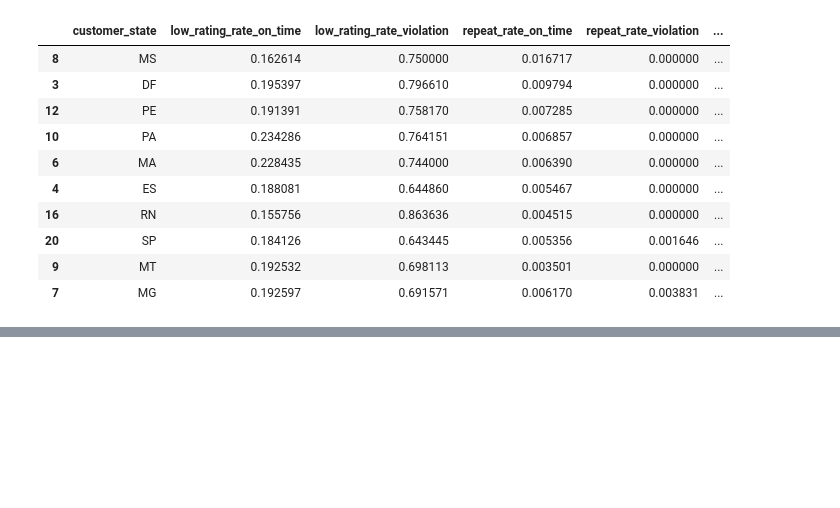
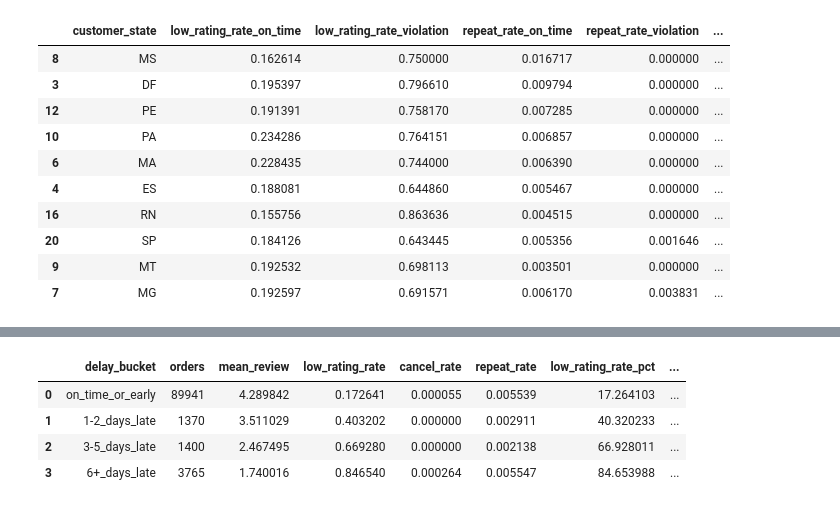
Before and after one commit to andrewyang0620/Marketplace-Sla-Risk-Analysis, a Jupyter notebook: notebooks/02_customer_impact.ipynb, the cells around one changed output, grey strips where cells are left out. Drawn from its saved outputs; the diff is of its cells as text; code cells hidden in the pictures; blank space fills up the shorter version.

```diff
--- a/notebooks/02_customer_impact.ipynb
+++ b/notebooks/02_customer_impact.ipynb
@@ -420,0 +610,13 @@ per_seller_before_after.head()
+# %%
+dose_threshold["mean_review_delta"] = dose_threshold["mean_review"].diff()
+dose_threshold["low_rating_rate_delta"] = dose_threshold["low_rating_rate"].diff()
+dose_threshold["cancel_rate_delta"] = dose_threshold["cancel_rate"].diff()
+dose_threshold["repeat_rate_delta"] = dose_threshold["repeat_rate"].diff()
+
+dose_threshold
+# %% [output]
+|  | delay_bucket | orders | mean_review | low_rating_rate | cancel_rate | repeat_rate | low_rating_rate_pct | ... |
+| 0 | on_time_or_early | 89941 | 4.289842 | 0.172641 | 0.000055 | 0.005539 | 17.264103 | ... |
+| 1 | 1-2_days_late | 1370 | 3.511029 | 0.403202 | 0.000000 | 0.002911 | 40.320233 | ... |
+| 2 | 3-5_days_late | 1400 | 2.467495 | 0.669280 | 0.000000 | 0.002138 | 66.928011 | ... |
+| 3 | 6+_days_late | 3765 | 1.740016 | 0.846540 | 0.000264 | 0.005547 | 84.653988 | ... |
```
Also changed, not shown: parts of 27 cells of this notebook, 1 other file.
